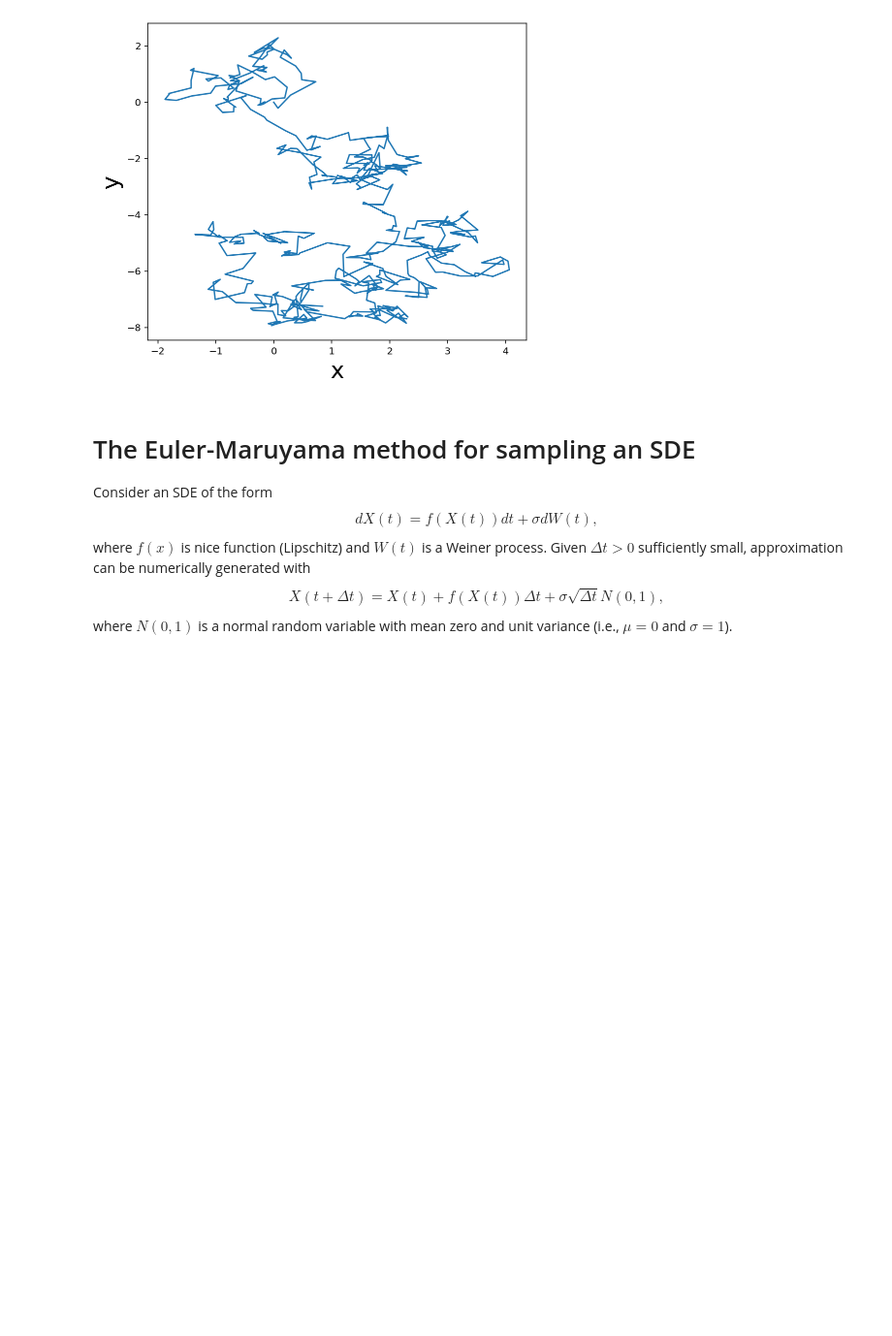
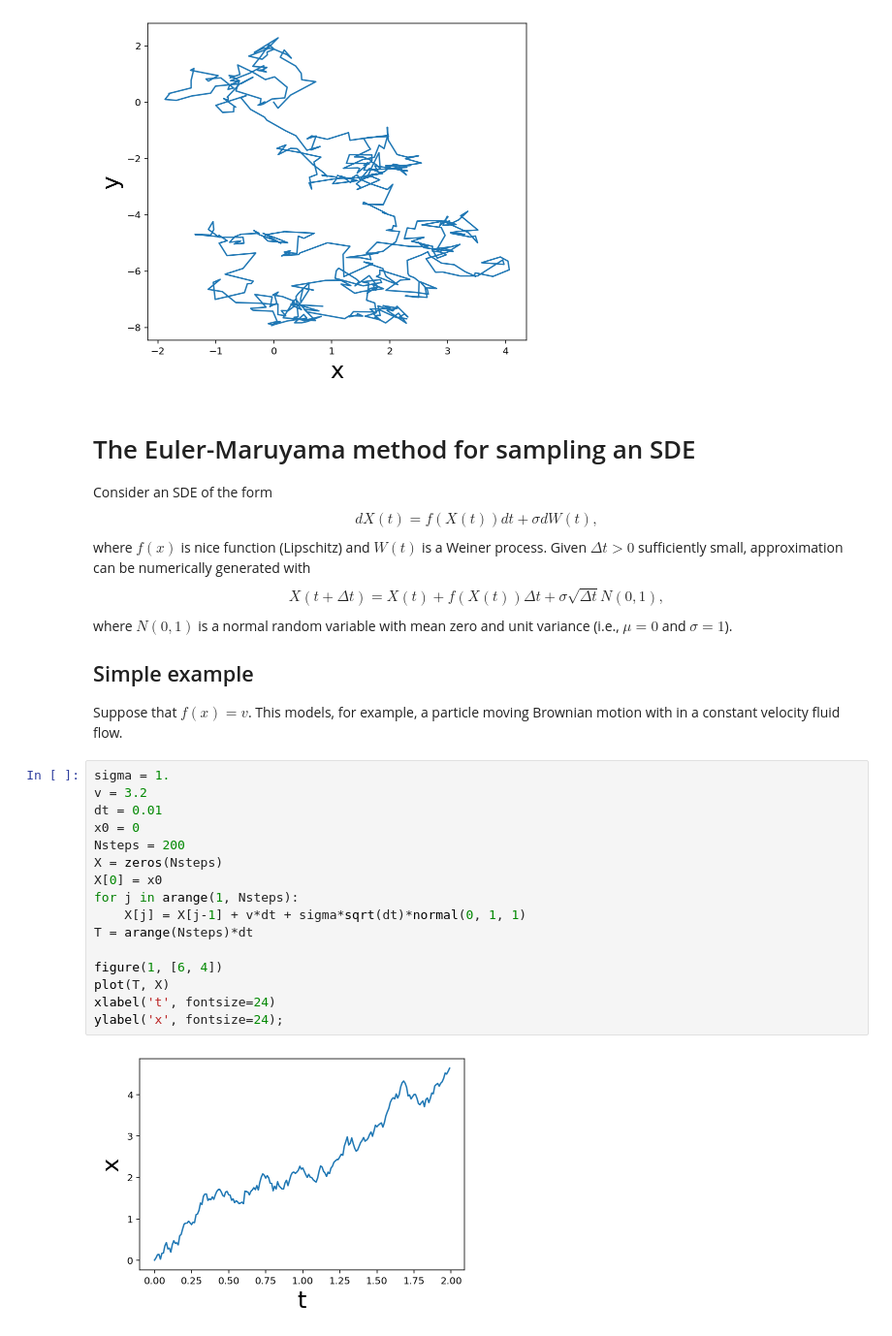
Before and after one commit to newby-jay/MATH371-Winter2020-JupyterNotebooks, a Jupyter notebook: Week 7.ipynb, the cells around one changed output. Shown at 97% size. Drawn from its saved outputs; the diff is of its cells as text; blank space fills up the shorter version.

```diff
--- a/Week 7.ipynb
+++ b/Week 7.ipynb
@@ -277,3 +277,24 @@ where $f(x)$ is nice function (Lipschitz) and $W(t)$ is a Weiner process.
 Given $\Delta t>0$ sufficiently small, approximation can be numerically generated with
 $$ X(t + \Delta t) = X(t) + f(X(t))\Delta t + \sigma \sqrt{\Delta t} N(0, 1), $$
 where $N(0, 1)$ is a normal random variable with mean zero and unit variance (i.e., $\mu=0$ and $\sigma = 1$).
+
+## Simple example
+Suppose that $f(x) = v$. This models, for example, a particle moving Brownian motion with in a constant velocity fluid flow.
+# %%
+sigma = 1.
+v = 3.2
+dt = 0.01
+x0 = 0
+Nsteps = 200
+X = zeros(Nsteps)
+X[0] = x0
+for j in arange(1, Nsteps):
+    X[j] = X[j-1] + v*dt + sigma*sqrt(dt)*normal(0, 1, 1)
+T = arange(Nsteps)*dt
+
+figure(1, [6, 4])
+plot(T, X)
+xlabel('t', fontsize=24)
+ylabel('x', fontsize=24);
+# %% [output]
+[figure, added]
```
